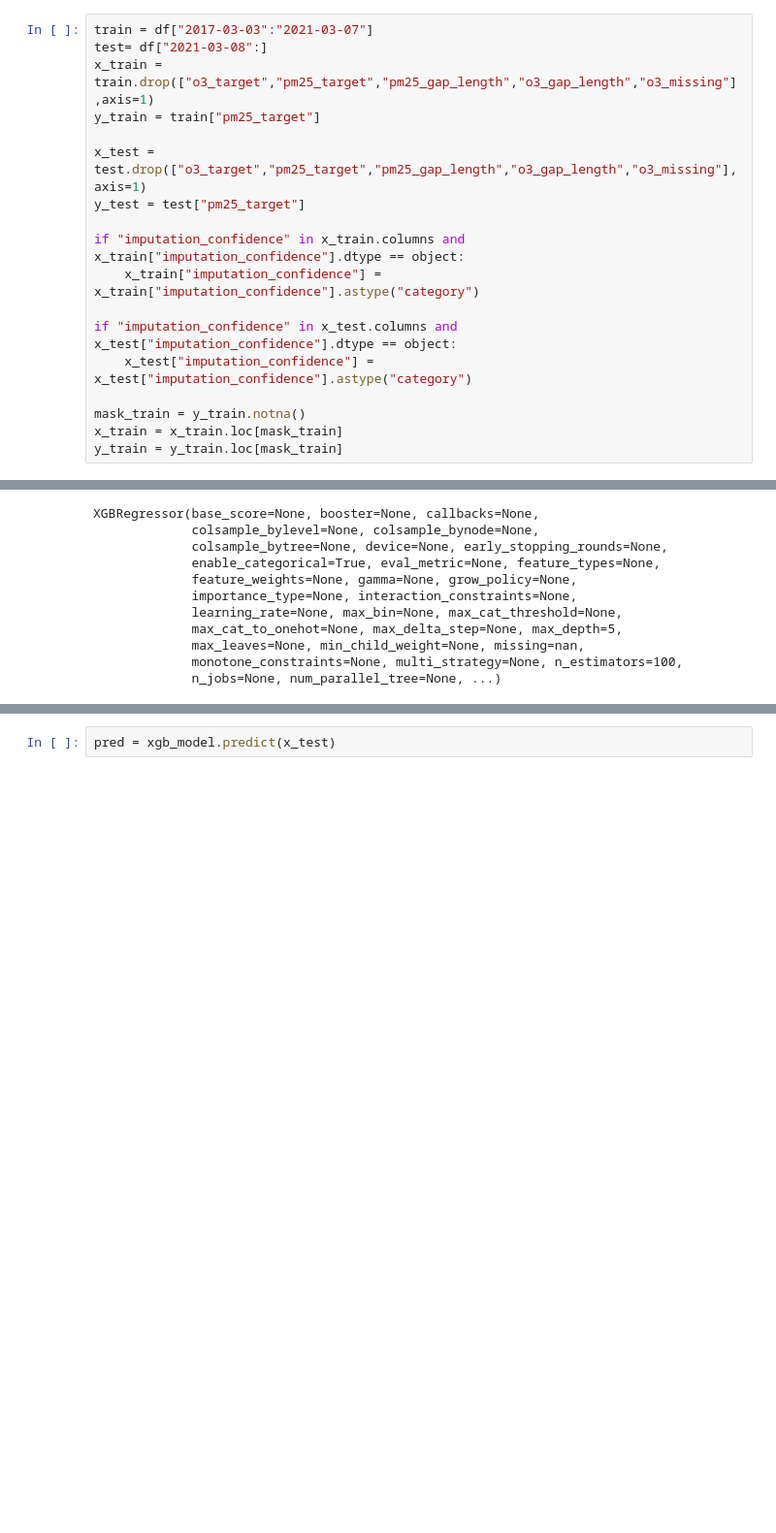
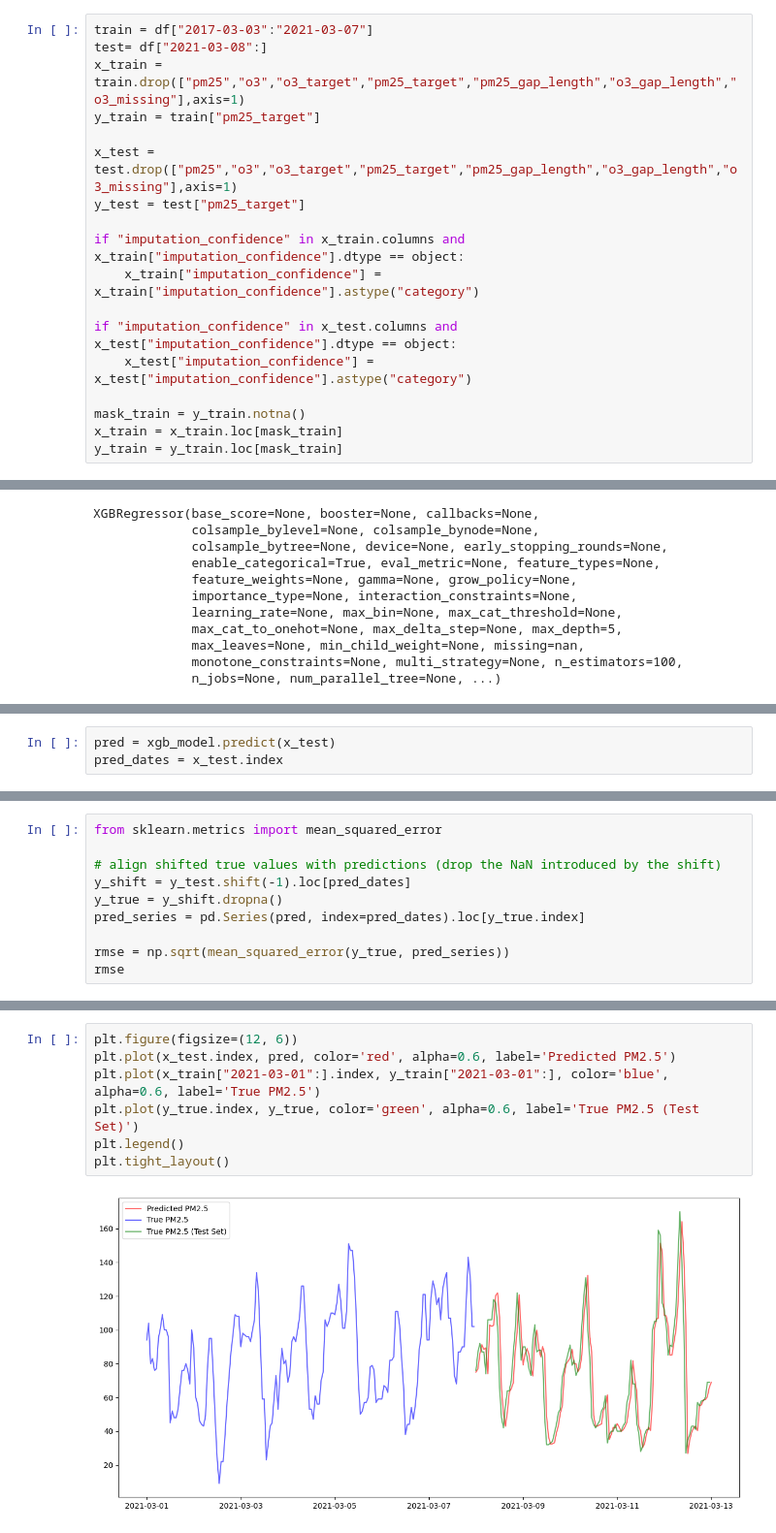
Before and after one commit to YubikNakarmi/Aqi_predictor, a Jupyter notebook: notebooks/train.ipynb, the cells around one changed output, grey strips where cells are left out. Shown at 97% size. Drawn from its saved outputs; the diff is of its cells as text; blank space fills up the shorter version.

Commit message:
train notebook & some pre code for train script (mlflow,optuna)

```diff
--- a/notebooks/train.ipynb
+++ b/notebooks/train.ipynb
@@ -79,10 +79,10 @@ plt.tight_layout()
 # %%
 train = df["2017-03-03":"2021-03-07"]
 test= df["2021-03-08":]
-x_train = train.drop(["o3_target","pm25_target","pm25_gap_length","o3_gap_length","o3_missing"],axis=1)
+x_train = train.drop(["pm25","o3","o3_target","pm25_target","pm25_gap_length","o3_gap_length","o3_missing"],axis=1)
 y_train = train["pm25_target"]
 
-x_test = test.drop(["o3_target","pm25_target","pm25_gap_length","o3_gap_length","o3_missing"],axis=1)
+x_test = test.drop(["pm25","o3","o3_target","pm25_target","pm25_gap_length","o3_gap_length","o3_missing"],axis=1)
 y_test = test["pm25_target"]
 
 if "imputation_confidence" in x_train.columns and x_train["imputation_confidence"].dtype == object:
@@ -117,0 +120,3 @@ XGBRegressor(base_score=None, booster=None, callbacks=None,
+# %%
+pred = xgb_model.predict(x_test)
+pred_dates = x_test.index
@@ -117,0 +139,10 @@ XGBRegressor(base_score=None, booster=None, callbacks=None,
+# %%
+from sklearn.metrics import mean_squared_error
+
+# align shifted true values with predictions (drop the NaN introduced by the shift)
+y_shift = y_test.shift(-1).loc[pred_dates]
+y_true = y_shift.dropna()
+pred_series = pd.Series(pred, index=pred_dates).loc[y_true.index]
+
+rmse = np.sqrt(mean_squared_error(y_true, pred_series))
+rmse
@@ -118,2 +167,9 @@ XGBRegressor(base_score=None, booster=None, callbacks=None,
 # %%
-pred = xgb_model.predict(x_test)
+plt.figure(figsize=(12, 6))
+plt.plot(x_test.index, pred, color='red', alpha=0.6, label='Predicted PM2.5')
+plt.plot(x_train["2021-03-01":].index, y_train["2021-03-01":], color='blue', alpha=0.6, label='True PM2.5')
+plt.plot(y_true.index, y_true, color='green', alpha=0.6, label='True PM2.5 (Test Set)')
+plt.legend()
+plt.tight_layout()
+# %% [output]
+[figure, added]
```
Also changed, not shown: parts of 14 cells of this notebook, 4 other files.
